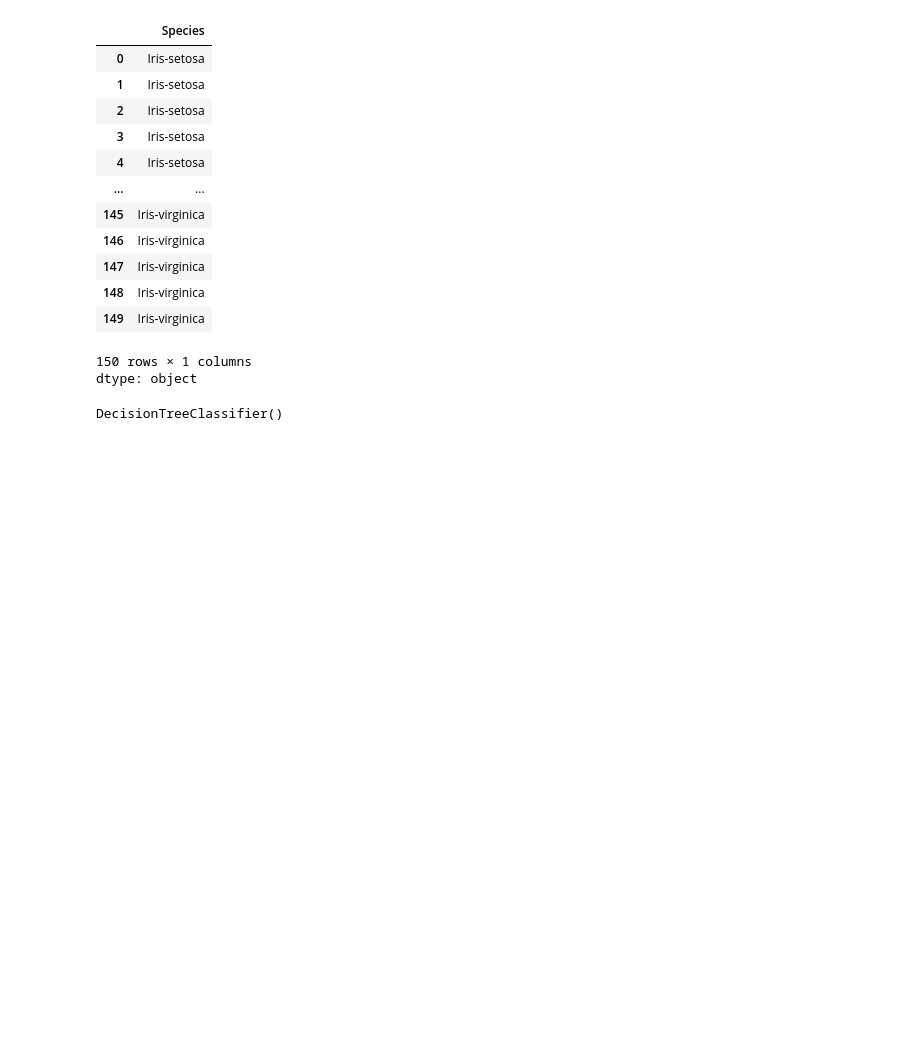
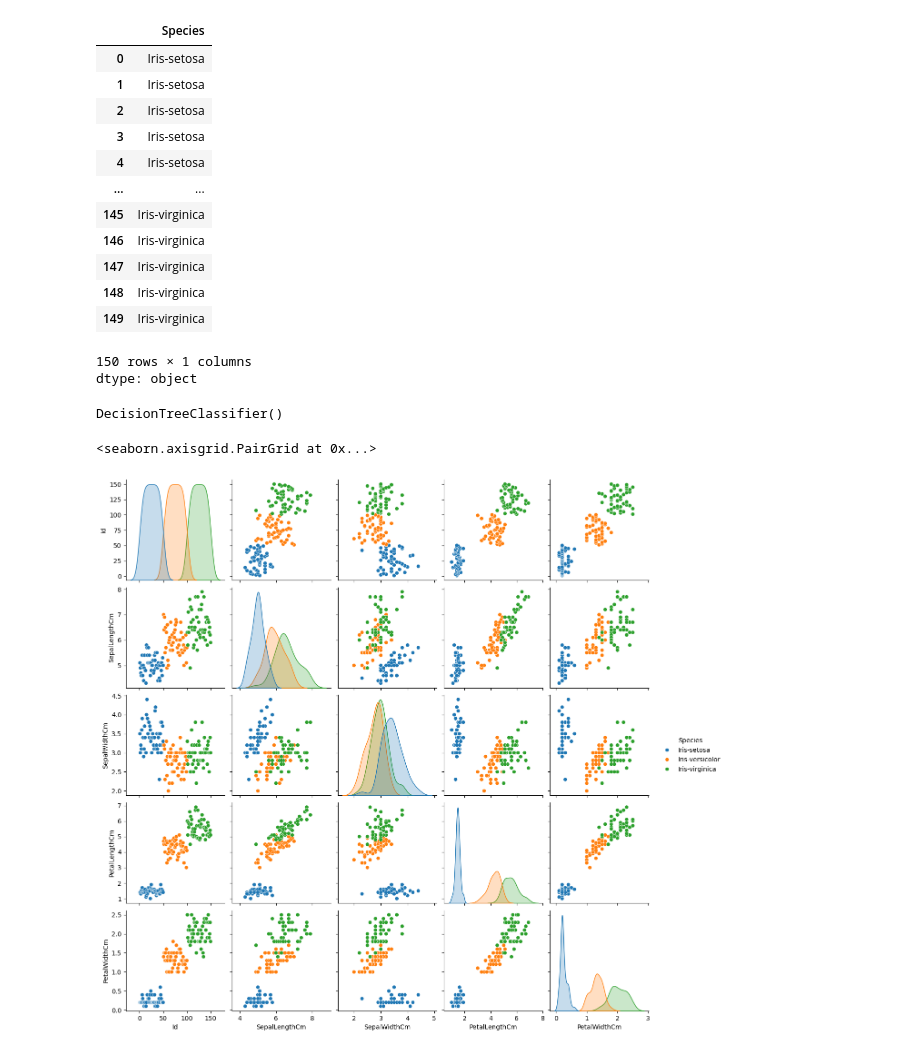
Before and after one commit to gourinj237/OIBSIP, a Jupyter notebook: Iris1.ipynb, the cells around one changed output. Drawn from its saved outputs; the diff is of its cells as text; code cells hidden in the pictures; blank space fills up the shorter version.

```diff
--- a/Iris1.ipynb
+++ b/Iris1.ipynb
@@ -50,6 +50,11 @@ model=DecisionTreeClassifier()
 model.fit(X_train,y_train)
 # %% [output]
 DecisionTreeClassifier()
+# %%
+sns.pairplot(iris1,hue='Species')
+# %% [output]
+<seaborn.axisgrid.PairGrid at 0x...>
+[figure, added]
 # %%
 pred=model.predict(X_test)
 pred
```
Also changed, not shown: parts of 3 cells of this notebook.
